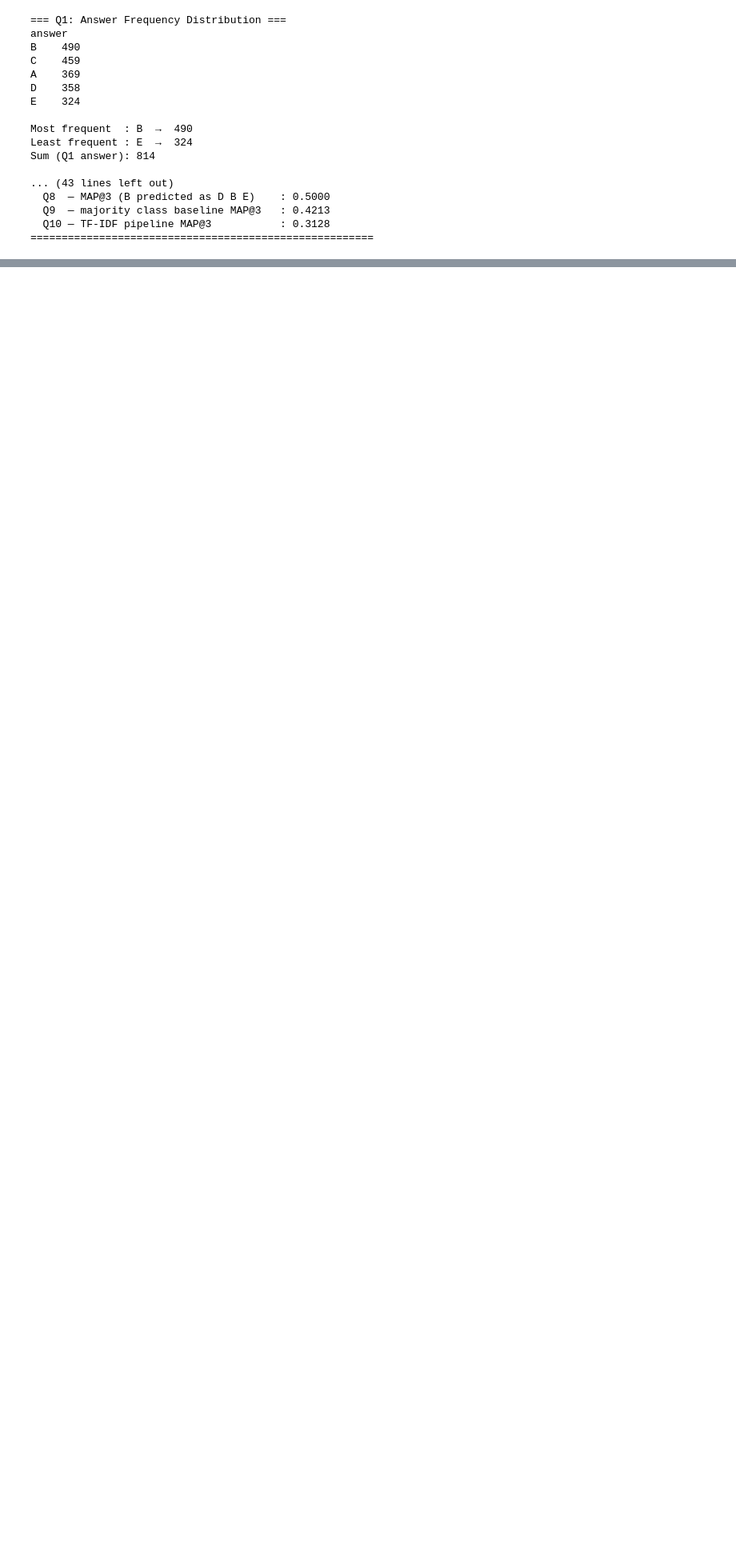
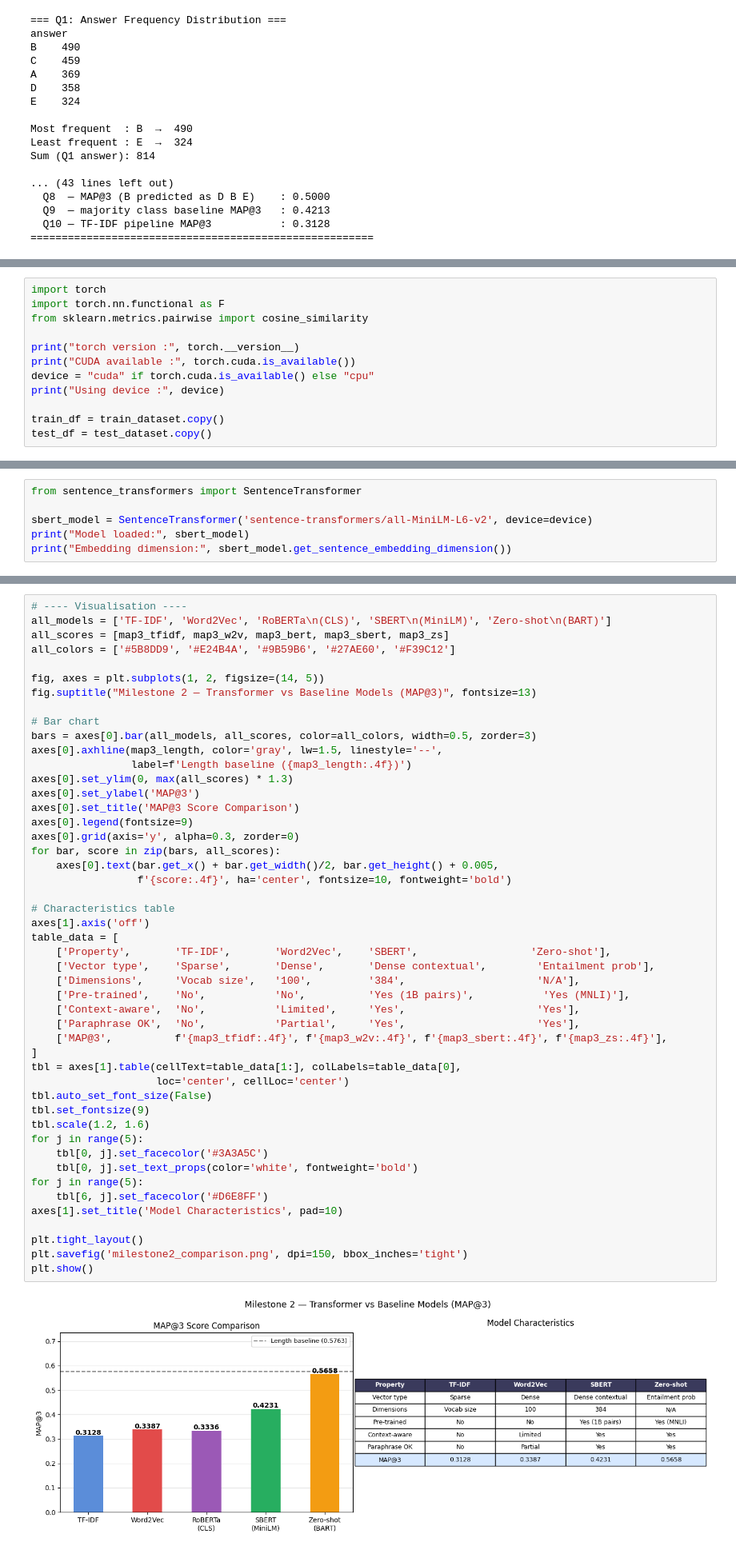
Before and after one commit to 24f1002692/genAI-project-24f1002692, a Jupyter notebook: DL-24f1002692-notebook-t22026.ipynb, the cells around one changed output, grey strips where cells are left out. Shown at 80% size. Saved outputs shown, nothing was run; the diff lists cells and outputs as text; blank space fills up the shorter version.

Commit message:
Kaggle Notebook | DL-24f1002692-notebook-t22026 | Version 10

```diff
--- a/DL-24f1002692-notebook-t22026.ipynb
+++ b/DL-24f1002692-notebook-t22026.ipynb
@@ -828,0 +823,12 @@ id           0             0            0
+# %%
+import torch
+import torch.nn.functional as F
+from sklearn.metrics.pairwise import cosine_similarity
+
+print("torch version :", torch.__version__)
+print("CUDA available :", torch.cuda.is_available())
+device = "cuda" if torch.cuda.is_available() else "cpu"
+print("Using device :", device)
+
+train_df = train_dataset.copy()
+test_df = test_dataset.copy()
@@ -828,0 +994,6 @@ id           0             0            0
+# %%
+from sentence_transformers import SentenceTransformer
+
+sbert_model = SentenceTransformer('sentence-transformers/all-MiniLM-L6-v2', device=device)
+print("Model loaded:", sbert_model)
+print("Embedding dimension:", sbert_model.get_sentence_embedding_dimension())
@@ -828,0 +1194,50 @@ id           0             0            0
+# %%
+# ---- Visualisation ----
+all_models = ['TF-IDF', 'Word2Vec', 'RoBERTa\n(CLS)', 'SBERT\n(MiniLM)', 'Zero-shot\n(BART)']
+all_scores = [map3_tfidf, map3_w2v, map3_bert, map3_sbert, map3_zs]
+all_colors = ['#5B8DD9', '#E24B4A', '#9B59B6', '#27AE60', '#F39C12']
+
+fig, axes = plt.subplots(1, 2, figsize=(14, 5))
+fig.suptitle("Milestone 2 — Transformer vs Baseline Models (MAP@3)", fontsize=13)
+
+# Bar chart
+bars = axes[0].bar(all_models, all_scores, color=all_colors, width=0.5, zorder=3)
+axes[0].axhline(map3_length, color='gray', lw=1.5, linestyle='--',
+                label=f'Length baseline ({map3_length:.4f})')
+axes[0].set_ylim(0, max(all_scores) * 1.3)
+axes[0].set_ylabel('MAP@3')
+axes[0].set_title('MAP@3 Score Comparison')
+axes[0].legend(fontsize=9)
+axes[0].grid(axis='y', alpha=0.3, zorder=0)
+for bar, score in zip(bars, all_scores):
+    axes[0].text(bar.get_x() + bar.get_width()/2, bar.get_height() + 0.005,
+                 f'{score:.4f}', ha='center', fontsize=10, fontweight='bold')
+
+# Characteristics table
+axes[1].axis('off')
+table_data = [
+    ['Property',       'TF-IDF',       'Word2Vec',    'SBERT',                  'Zero-shot'],
+    ['Vector type',    'Sparse',       'Dense',       'Dense contextual',        'Entailment prob'],
+    ['Dimensions',     'Vocab size',   '100',         '384',                     'N/A'],
+    ['Pre-trained',    'No',           'No',          'Yes (1B pairs)',           'Yes (MNLI)'],
+    ['Context-aware',  'No',           'Limited',     'Yes',                     'Yes'],
+    ['Paraphrase OK',  'No',           'Partial',     'Yes',                     'Yes'],
+    ['MAP@3',          f'{map3_tfidf:.4f}', f'{map3_w2v:.4f}', f'{map3_sbert:.4f}', f'{map3_zs:.4f}'],
+]
+tbl = axes[1].table(cellText=table_data[1:], colLabels=table_data[0],
+                    loc='center', cellLoc='center')
+tbl.auto_set_font_size(False)
+tbl.set_fontsize(9)
+tbl.scale(1.2, 1.6)
+for j in range(5):
+    tbl[0, j].set_facecolor('#3A3A5C')
+    tbl[0, j].set_text_props(color='white', fontweight='bold')
+for j in range(5):
+    tbl[6, j].set_facecolor('#D6E8FF')
+axes[1].set_title('Model Characteristics', pad=10)
+
+plt.tight_layout()
+plt.savefig('milestone2_comparison.png', dpi=150, bbox_inches='tight')
+plt.show()
+# %% [output]
+[figure, added]
```
Also changed, not shown: parts of 20 cells of this notebook.
